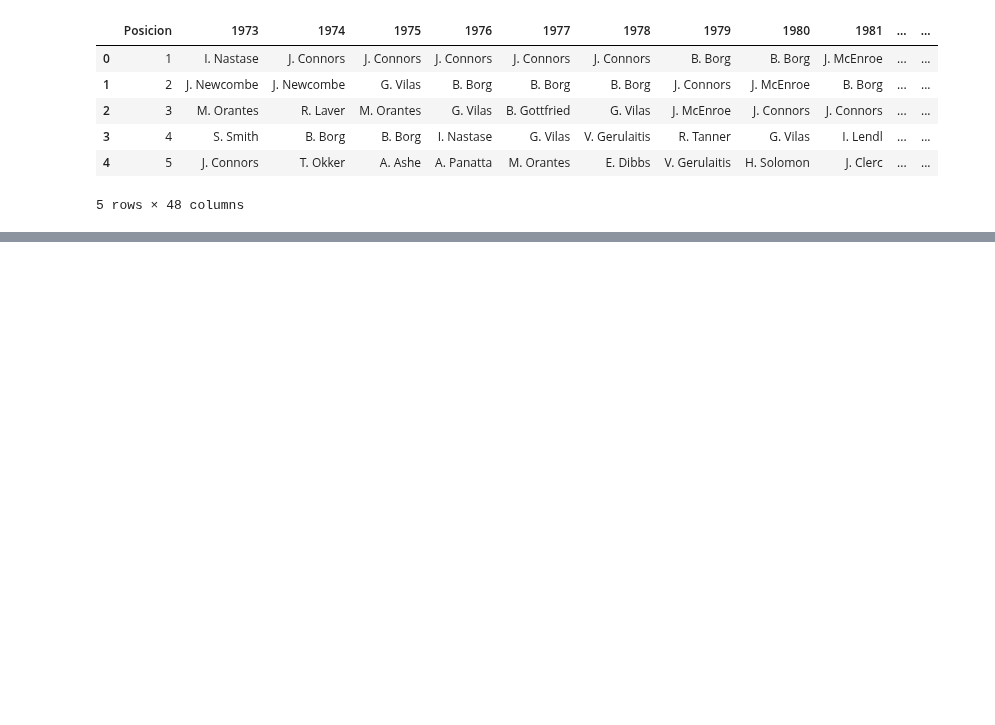
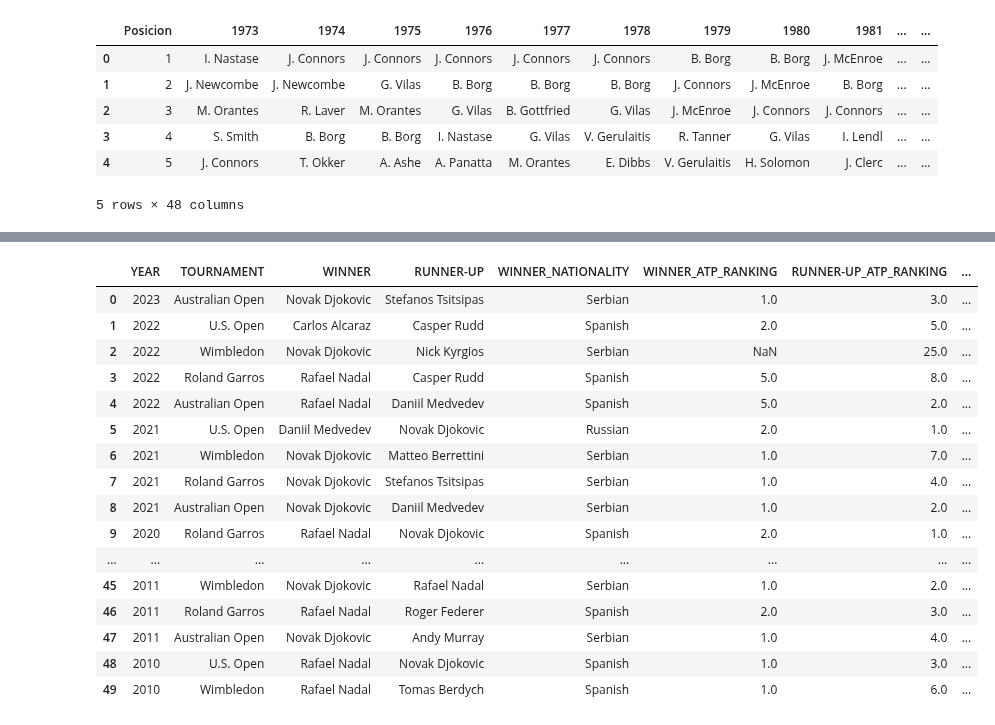
Before and after one commit to Lokhy87/EDA_entrega, a Jupyter notebook: Limpieza.ipynb, the cells around one changed output, grey strips where cells are left out. Cells and saved outputs as stored; diff of their text form; code cells hidden in the pictures; blank space fills up the shorter version.

```diff
--- a/Limpieza.ipynb
+++ b/Limpieza.ipynb
@@ -256,0 +254,9 @@ memory usage: 29.7+ KB
+# %%
+# Transformar df_ATP_1973_to_2010 para que cada fila represente un año, un jugador y su posición en el ranking
+df_ATP_melted = df_ATP_1973_to_2010.melt(id_vars=['Posicion'], var_name='YEAR', value_name='Player')
+
+# Convertir la columna YEAR a numérico para facilitar las comparaciones
+df_ATP_melted['YEAR'] = pd.to_numeric(df_ATP_melted['YEAR'])
+
+# Visualizar los datos transformados
+df_ATP_melted.head(20)
@@ -256,0 +281,49 @@ memory usage: 29.7+ KB
+# %%
+# Combinar df_majors con df_ATP_melted para actualizar WINNER_ATP_RANKING
+df_majors = df_majors.merge(
+    df_ATP_melted.rename(columns={'Player': 'WINNER', 'Posicion': 'WINNER_ATP_RANKING_UPDATED'}),
+    on=['WINNER', 'YEAR'],
+    how='left'
+)
+
+# Si WINNER_ATP_RANKING es nulo, entonces usar WINNER_ATP_RANKING_UPDATED
+df_majors['WINNER_ATP_RANKING'] = df_majors.apply(
+    lambda row: row['WINNER_ATP_RANKING_UPDATED'] if pd.isna(row['WINNER_ATP_RANKING']) else row['WINNER_ATP_RANKING'],
+    axis=1
+)
+
+# Ahora haremos lo mismo para RUNNER-UP_ATP_RANKING
+df_majors = df_majors.merge(
+    df_ATP_melted.rename(columns={'Player': 'RUNNER-UP', 'Posicion': 'RUNNER_UP_ATP_RANKING_UPDATED'}),
+    on=['RUNNER-UP', 'YEAR'],
+    how='left'
+)
+
+df_majors['RUNNER-UP_ATP_RANKING'] = df_majors.apply(
+    lambda row: row['RUNNER_UP_ATP_RANKING_UPDATED'] if pd.isna(row['RUNNER-UP_ATP_RANKING']) else row['RUNNER-UP_ATP_RANKING'],
+    axis=1
+)
+
+# Eliminar las columnas temporales de rankings actualizados
+df_majors.drop(columns=['WINNER_ATP_RANKING_UPDATED', 'RUNNER_UP_ATP_RANKING_UPDATED'], inplace=True)
+
+# Verificar los cambios en el dataframe
+df_majors.head(50)
+# %% [output]
+|  | YEAR | TOURNAMENT | WINNER | RUNNER-UP | WINNER_NATIONALITY | WINNER_ATP_RANKING | RUNNER-UP_ATP_RANKING | ... |
+| 0 | 2023 | Australian Open | Novak Djokovic | Stefanos Tsitsipas | Serbian | 1.0 | 3.0 | ... |
+| 1 | 2022 | U.S. Open | Carlos Alcaraz | Casper Rudd | Spanish | 2.0 | 5.0 | ... |
+| 2 | 2022 | Wimbledon | Novak Djokovic | Nick Kyrgios | Serbian | NaN | 25.0 | ... |
+| 3 | 2022 | Roland Garros | Rafael Nadal | Casper Rudd | Spanish | 5.0 | 8.0 | ... |
+| 4 | 2022 | Australian Open | Rafael Nadal | Daniil Medvedev | Spanish | 5.0 | 2.0 | ... |
+| 5 | 2021 | U.S. Open | Daniil Medvedev | Novak Djokovic | Russian | 2.0 | 1.0 | ... |
+| 6 | 2021 | Wimbledon | Novak Djokovic | Matteo Berrettini | Serbian | 1.0 | 7.0 | ... |
+| 7 | 2021 | Roland Garros | Novak Djokovic | Stefanos Tsitsipas | Serbian | 1.0 | 4.0 | ... |
+| 8 | 2021 | Australian Open | Novak Djokovic | Daniil Medvedev | Serbian | 1.0 | 2.0 | ... |
+| 9 | 2020 | Roland Garros | Rafael Nadal | Novak Djokovic | Spanish | 2.0 | 1.0 | ... |
+| ... | ... | ... | ... | ... | ... | ... | ... | ... |
+| 45 | 2011 | Wimbledon | Novak Djokovic | Rafael Nadal | Serbian | 1.0 | 2.0 | ... |
+| 46 | 2011 | Roland Garros | Rafael Nadal | Roger Federer | Spanish | 2.0 | 3.0 | ... |
+| 47 | 2011 | Australian Open | Novak Djokovic | Andy Murray | Serbian | 1.0 | 4.0 | ... |
+| 48 | 2010 | U.S. Open | Rafael Nadal | Novak Djokovic | Spanish | 1.0 | 3.0 | ... |
+| 49 | 2010 | Wimbledon | Rafael Nadal | Tomas Berdych | Spanish | 1.0 | 6.0 | ... |
```
Also changed, not shown: parts of 3 cells of this notebook, 1 other file.
